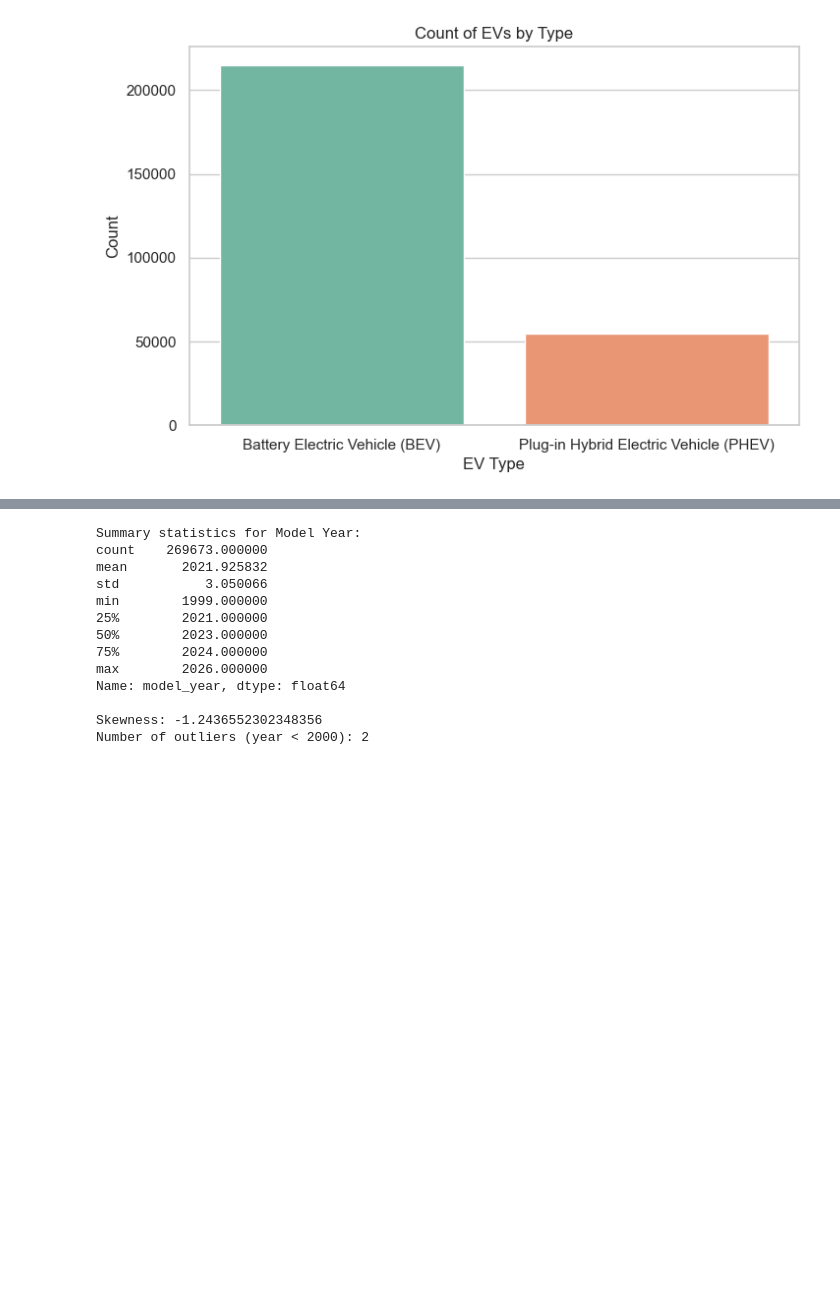
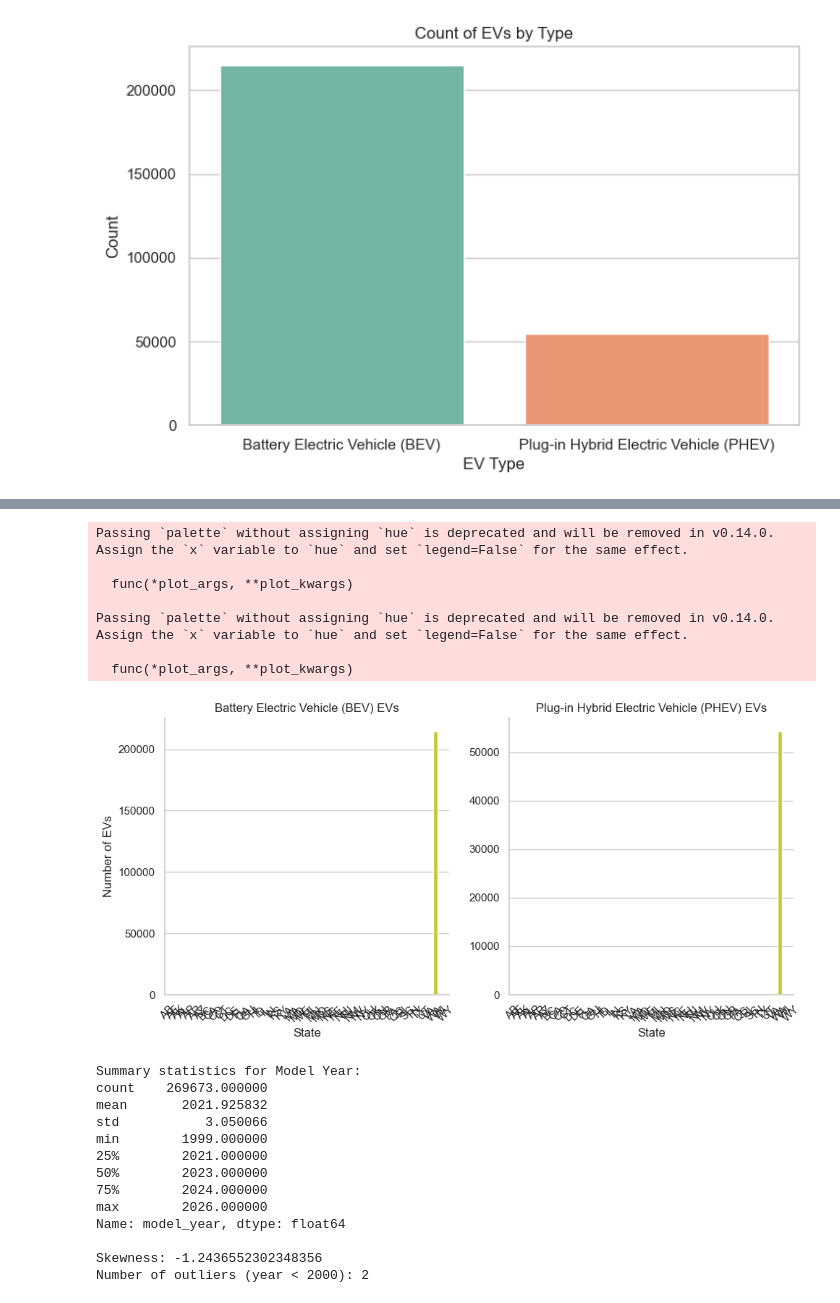
Before and after one commit to IT2053C-Gilany/final-project-gurungsg, a Jupyter notebook: final-project.ipynb, the cells around one changed output, grey strips where cells are left out. Cells and saved outputs as stored; diff of their text form; code cells hidden in the pictures; blank space fills up the shorter version.

```diff
--- a/final-project.ipynb
+++ b/final-project.ipynb
@@ -263,3 +322,32 @@ Passing `palette` without assigning `hue` is deprecated and will be removed in v
+# %%
+# --- Multi-Panel Facet Plot: EV Counts by Type across States ---
+import seaborn as sns
+import matplotlib.pyplot as plt
+
+# Aggregate data for plotting
+state_ev = df.groupby(['state', 'electric_vehicle_type']
+                      ).size().reset_index(name='count')
+
+# Create FacetGrid
+g = sns.FacetGrid(state_ev, col="electric_vehicle_type",
+                  col_wrap=2, height=5, sharey=False)
+g.map_dataframe(sns.barplot, x="state", y="count",
+                palette="viridis", order=state_ev['state'].unique())
+g.set_titles(col_template="{col_name} EVs")
+g.set_axis_labels("State", "Number of EVs")
+for ax in g.axes.flatten():
+  ax.tick_params(axis='x', rotation=45)
+plt.tight_layout()
+plt.show()
+# %% [output]
+Passing `palette` without assigning `hue` is deprecated and will be removed in v0.14.0. Assign the `x` variable to `hue` and set `legend=False` for the same effect.
+
+  func(*plot_args, **plot_kwargs)
+
+Passing `palette` without assigning `hue` is deprecated and will be removed in v0.14.0. Assign the `x` variable to `hue` and set `legend=False` for the same effect.
+
+  func(*plot_args, **plot_kwargs)
+[figure, added]
 # %%
 # CODE
 import plotly.express as px
```
Also changed, not shown: parts of 10 cells of this notebook.
